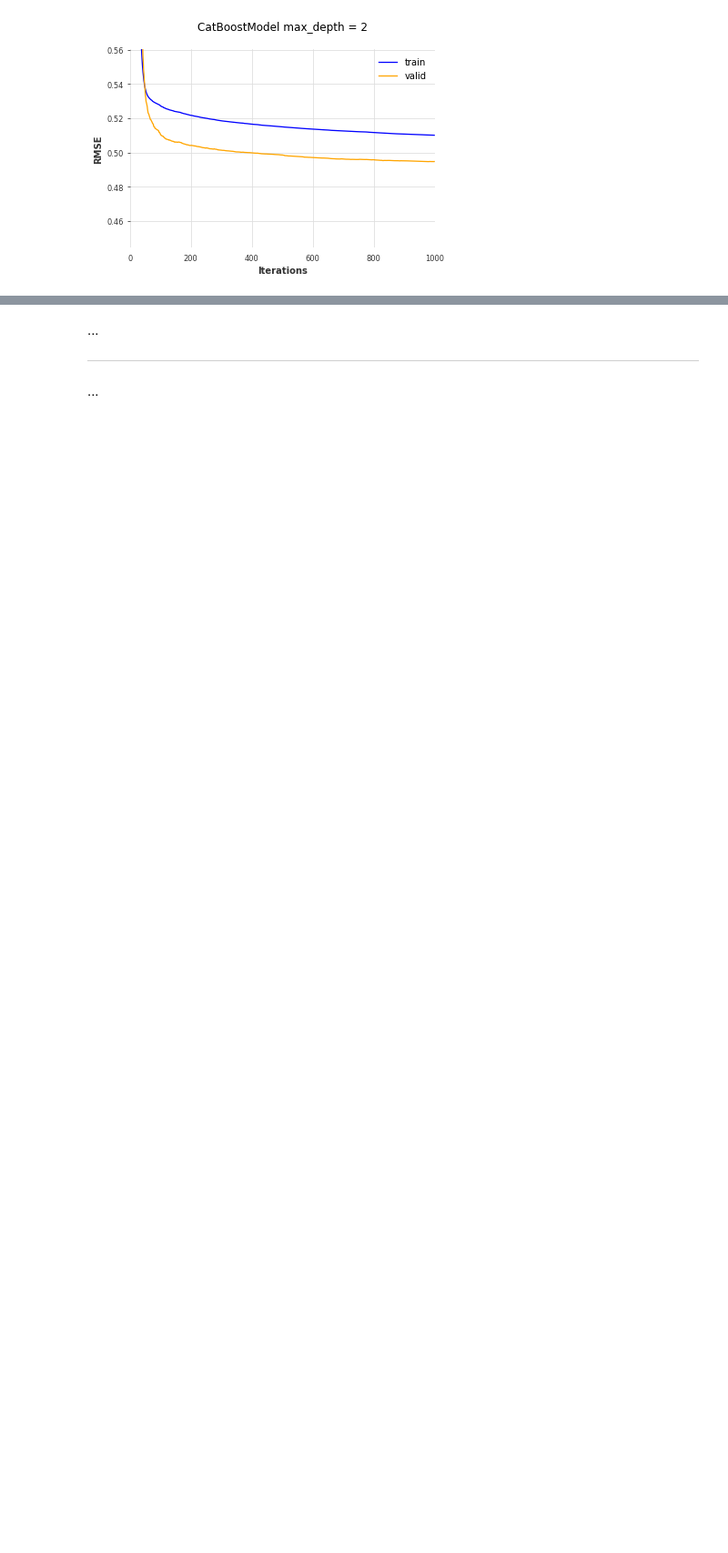
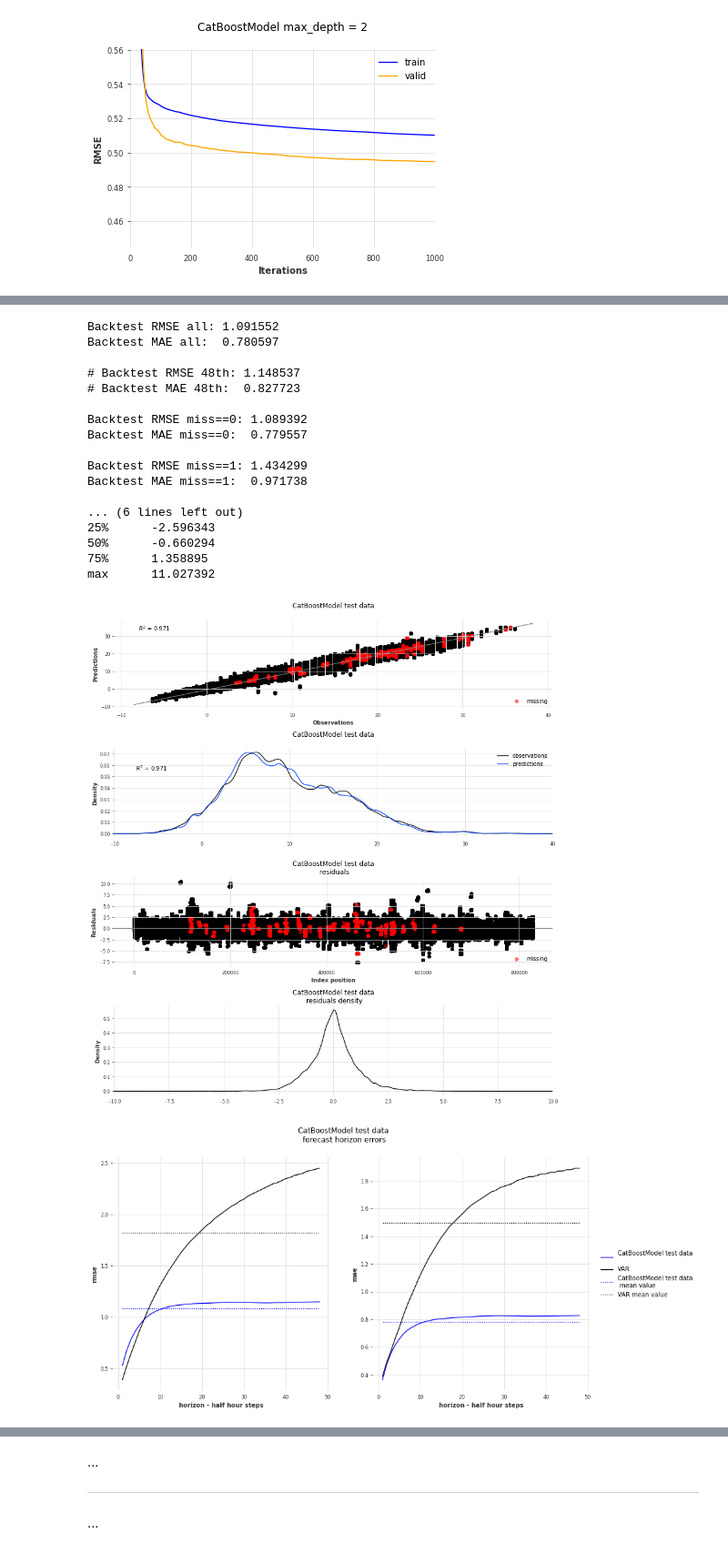
Before and after one commit to makeyourownmaker/CambridgeTemperatureNotebooks, a Jupyter notebook: notebooks/gradient_boosting.ipynb, the cells around one changed output, grey strips where cells are left out. Shown at 91% size. Drawn from its saved outputs; the diff is of its cells as text; code cells hidden in the pictures; blank space fills up the shorter version.

Commit message:
Ran tuned catboost model on test_df - good results

```diff
--- a/notebooks/gradient_boosting.ipynb
+++ b/notebooks/gradient_boosting.ipynb
@@ -2741,0 +2865,39 @@ max      10.355092
+# %%
+test_ser = TimeSeries.from_dataframe(test_df, value_cols=Y_COL)
+test_past_cov = TimeSeries.from_dataframe(test_df.loc[:, inc_cols['feature']])
+
+print("test_df['", Y_COL, "']:\n", test_df[Y_COL].describe(), "\n", sep='')
+
+
+n_est = 100
+md    = 4
+
+model7 = CatBoostModel(lags = 1,
+                       lags_past_covariates = 1,
+                       n_estimators = n_est,
+                       max_depth    = md)
+
+model7.fit(series,
+           past_covariates = past_cov,
+           val_series = test_ser,
+           val_past_covariates = test_past_cov)
+backtest7 = model7.historical_forecasts(series = test_ser,
+                                       past_covariates = test_past_cov,
+                                       start   = 0.01,
+                                       retrain = False,
+                                       verbose = True,
+                                       forecast_horizon = HORIZON,
+                                       last_points_only = False)
+
+hist_comp7 = calculate_historic_comparison(backtest7, test_df)
+summarise_hist_comp(hist_comp7, test_df)
+
+
+title7 = 'CatBoostModel test data\n'
+plot_obs_vs_preds(hist_comp7, title7)
+plot_obs_preds_dists(hist_comp7, title7)
+plot_residuals(hist_comp7, title7 + ' residuals')
+plot_residuals_dist(hist_comp7, title7 + ' residuals density')
+plot_horizon_metrics(hist_comp7, title7)
+plot_forecast_examples(hist_comp7, title7 + ' forecast examples')
+# %% [output]
@@ -2741,0 +2914,19 @@ max      10.355092
+Backtest RMSE all: 1.091552
+Backtest MAE all:  0.780597
+
+# Backtest RMSE 48th: 1.148537
+# Backtest MAE 48th:  0.827723
+
+Backtest RMSE miss==0: 1.089392
+Backtest MAE miss==0:  0.779557
+
+Backtest RMSE miss==1: 1.434299
+Backtest MAE miss==1:  0.971738
+
+... (6 lines left out)
+25%      -2.596343
+50%      -0.660294
+75%      1.358895
+max      11.027392
+[figure, added]
+[figure, added]
```
Also changed, not shown: parts of 22 cells of this notebook.
